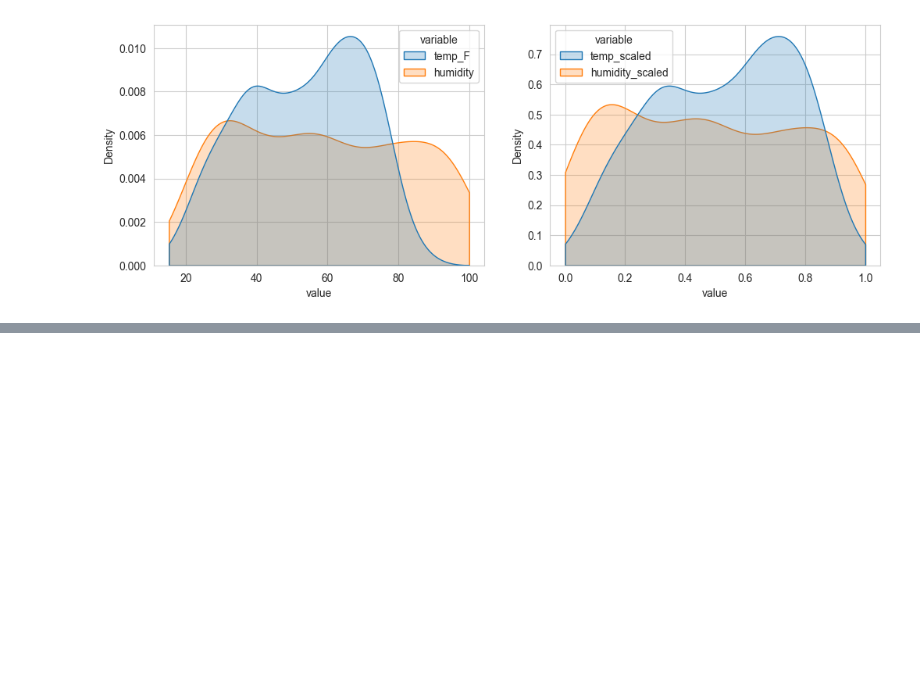
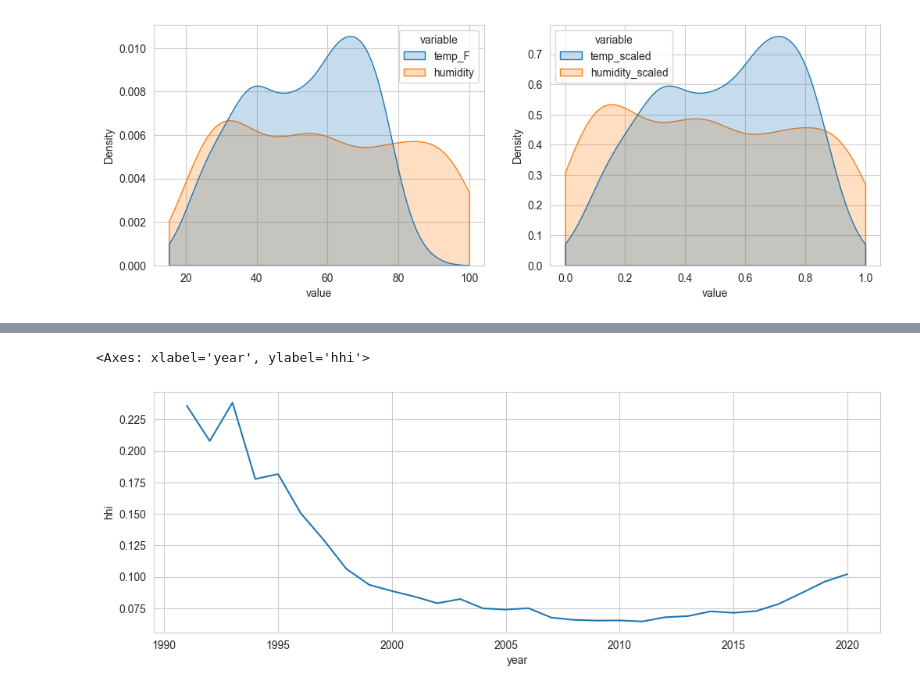
Before and after one commit to jieshu-wang-SBU/EST389_371_2026_spring, a Jupyter notebook: lectures/09-advanced_data_operations/09-05_Common_analytical_features.ipynb, the cells around one changed output, grey strips where cells are left out. Saved outputs shown, nothing was run; the diff lists cells and outputs as text; code cells hidden in the pictures; blank space fills up the shorter version.

```diff
--- a/lectures/09-advanced_data_operations/09-05_Common_analytical_features.ipynb
+++ b/lectures/09-advanced_data_operations/09-05_Common_analytical_features.ipynb
@@ -182,0 +325,5 @@ sns.kdeplot(data=df.melt(id_vars='date', value_vars=['temp_scaled', 'humidity_sc
+# %%
+hhi_df = df.groupby("year").agg(
+    hhi=('ai_paper_count', lambda x: ((x/x.sum())**2).sum()))
+
+hhi_df
@@ -182,0 +355,7 @@ sns.kdeplot(data=df.melt(id_vars='date', value_vars=['temp_scaled', 'humidity_sc
+# %%
+fig, ax = plt.subplots(1, 1, figsize=(12, 4))
+
+sns.lineplot(data=hhi_df.query("year > 1990"), x='year', y='hhi', ax=ax)
+# %% [output]
+<Axes: xlabel='year', ylabel='hhi'>
+[figure, added]
```
Also changed, not shown: parts of 23 cells of this notebook, 1 other file.
